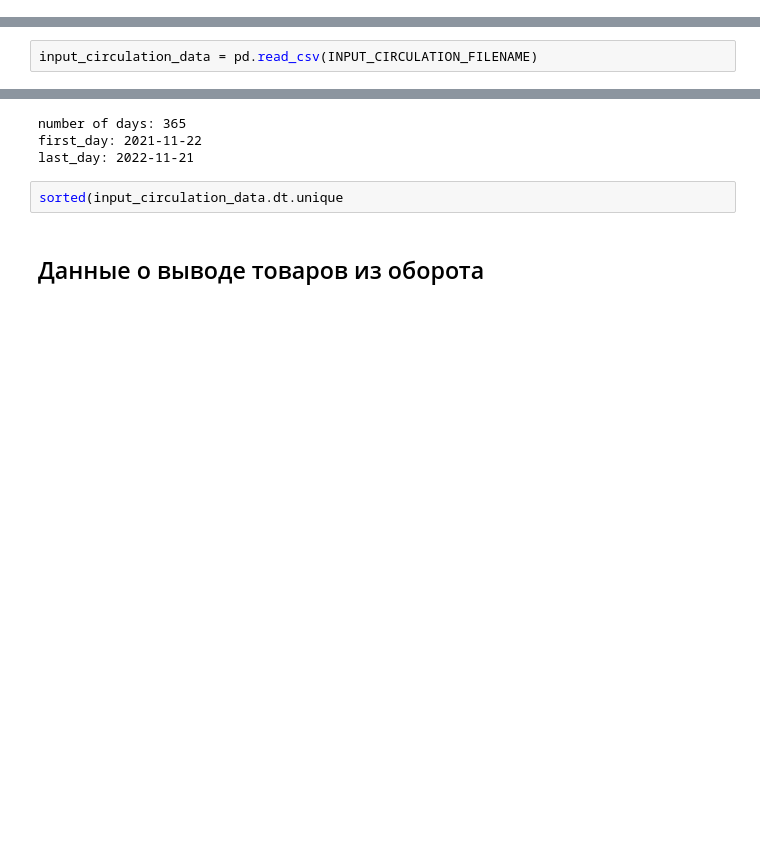
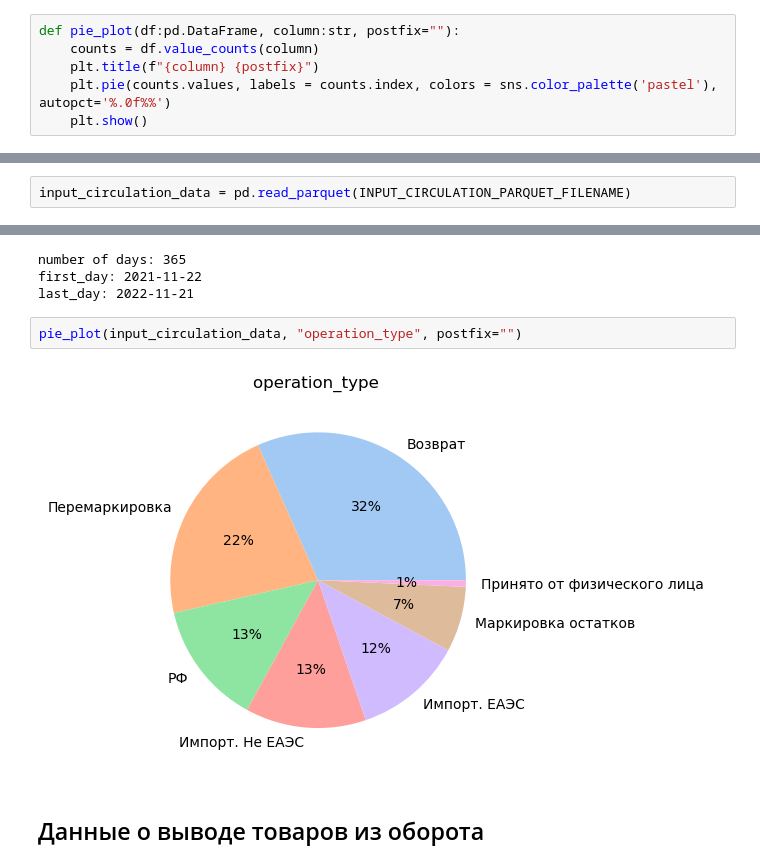
Before and after one commit to proton-bit/MarkingHack, a Jupyter notebook: observe.ipynb, the cells around one changed output, grey strips where cells are left out. Saved outputs shown, nothing was run; the diff lists cells and outputs as text; blank space fills up the shorter version.

```diff
--- a/observe.ipynb
+++ b/observe.ipynb
@@ -12,3 +12,9 @@ from config import *
 ## Notes:
 
 1. операции записываются подневно!
+# %%
+def pie_plot(df:pd.DataFrame, column:str, postfix=""):
+    counts = df.value_counts(column)
+    plt.title(f"{column} {postfix}")
+    plt.pie(counts.values, labels = counts.index, colors = sns.color_palette('pastel'), autopct='%.0f%%')
+    plt.show()
@@ -15,7 +26,7 @@ from config import *
 # %% [markdown]
 ## Данные о вводе товаров в оборот
 # %%
-input_circulation_data = pd.read_csv(INPUT_CIRCULATION_FILENAME)
+input_circulation_data = pd.read_parquet(INPUT_CIRCULATION_PARQUET_FILENAME)
 # %%
 input_circulation_data.head()
 # %% [output]
@@ -41,8 +52,10 @@ date_info()
 number of days: 365
 first_day: 2021-11-22
 last_day: 2022-11-21
-# %%
-sorted(input_circulation_data.dt.unique
+# %%
+pie_plot(input_circulation_data, "operation_type", postfix="")
+# %% [output]
+[figure, added]
 # %% [markdown]
 ## Данные о выводе товаров из оборота
 # %% [markdown]
```
Also changed, not shown: parts of 16 cells of this notebook.
